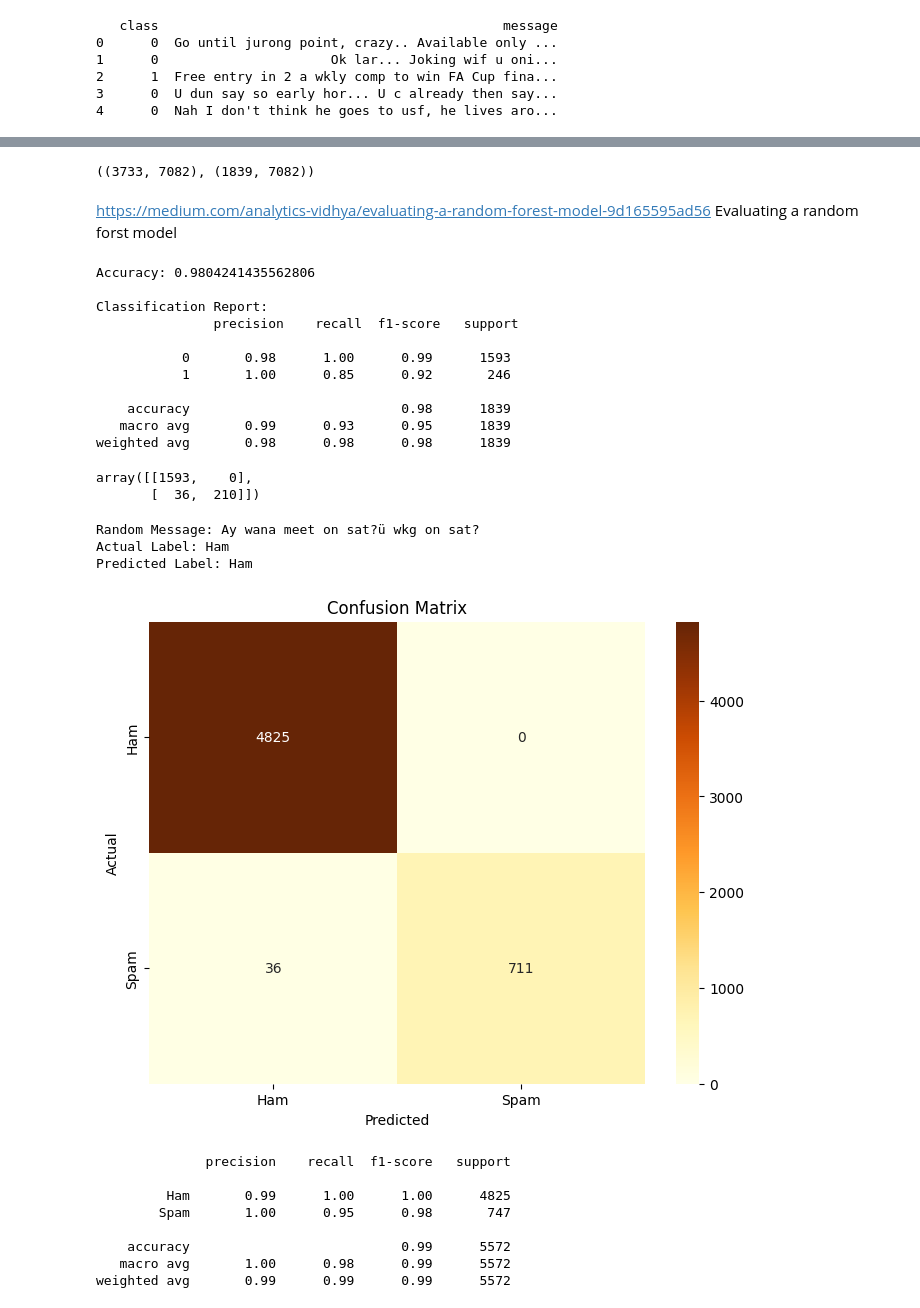
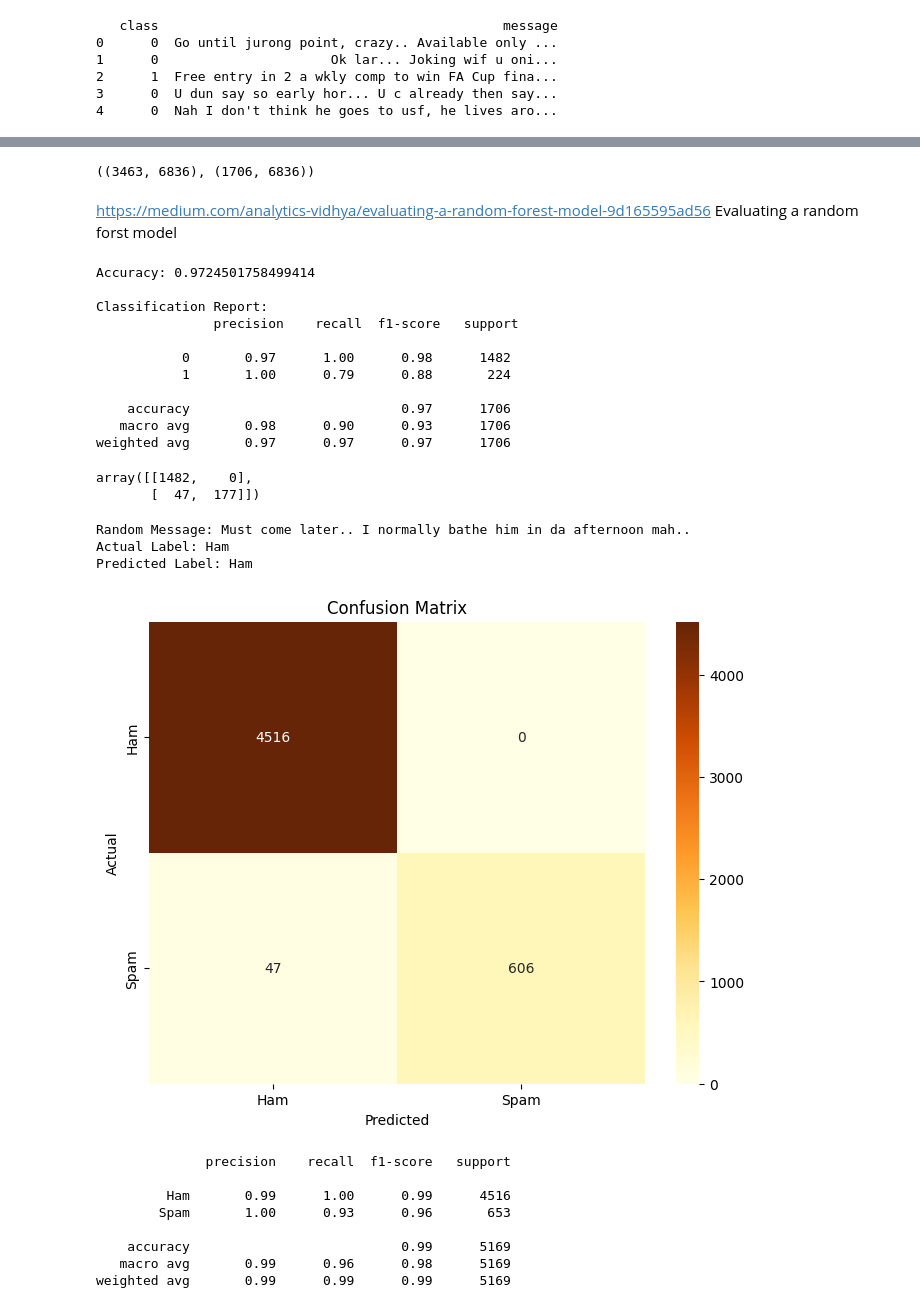
Before and after one commit to Lejseta/MirellaMLPortfolio.github.io, a Jupyter notebook: notebooks/Spam_vs_Not_Spam_Random_Forest.ipynb, the cells around one changed output, grey strips where cells are left out. Cells and saved outputs as stored; diff of their text form; code cells hidden in the pictures.

```diff
--- a/notebooks/Spam_vs_Not_Spam_Random_Forest.ipynb
+++ b/notebooks/Spam_vs_Not_Spam_Random_Forest.ipynb
@@ -70,0 +70,16 @@ plt.show()
+# %%
+print("Counts of spam and ham before removing duplicates:")
+print(df['class'].value_counts())
+
+duplicates = df[df.duplicated()]
+print(f"\nNumber of duplicate rows: {duplicates.shape[0]}")
+if not duplicates.empty:
+    print("Duplicate rows:")
+    print(duplicates)
+
+print(f'\nShape of Dataset before drop duplicated Row is: {df.shape}')
+df = df.drop_duplicates()
+print(f'Shape of Dataset After Drop Duplicated Row is: {df.shape}')
+
+print("\nCounts of spam and ham after removing duplicates:")
+print(df['class'].value_counts())
@@ -94,7 +129,7 @@ X_test = vectorizer.transform(X_test)
 # shape of X and Y
 X_train.shape, X_test.shape
 # %% [output]
-((3733, 7082), (1839, 7082))
+((3463, 6836), (1706, 6836))
 # %% [markdown]
 https://medium.com/analytics-vidhya/evaluating-a-random-forest-model-9d165595ad56 Evaluating a random forst model
 # %%
@@ -108,22 +143,22 @@ y_pred = rf_clf.predict(X_test)
 print("Accuracy:", accuracy_score(y_test, y_pred))
 print("\nClassification Report:\n", classification_report(y_test, y_pred))
 # %% [output]
-Accuracy: 0.9804241435562806
+Accuracy: 0.9724501758499414
 
 Classification Report:
                precision    recall  f1-score   support
 
-           0       0.98      1.00      0.99      1593
-           1       1.00      0.85      0.92       246
+           0       0.97      1.00      0.98      1482
+           1       1.00      0.79      0.88       224
 
-    accuracy                           0.98      1839
-   macro avg       0.99      0.93      0.95      1839
-weighted avg       0.98      0.98      0.98      1839
+    accuracy                           0.97      1706
+   macro avg       0.98      0.90      0.93      1706
+weighted avg       0.97      0.97      0.97      1706
 # %%
 confusion_matrix(y_test, y_pred)
 # %% [output]
-array([[1593,    0],
-       [  36,  210]])
+array([[1482,    0],
+       [  47,  177]])
 # %%
 #testing
 import random
@@ -141,36 +176,38 @@ print("Random Message:", random_message)
 print("Actual Label:", "Spam" if actual_label == 1 else "Ham")
 print("Predicted Label:", "Spam" if predicted_label[0] == 1 else "Ham")
 # %% [output]
-Random Message: Ay wana meet on sat?ü wkg on sat?
+Random Message: Must come later.. I normally bathe him in da afternoon mah..
 Actual Label: Ham
 Predicted Label: Ham
 # %%
 from sklearn.metrics import confusion_matrix, classification_report
 import seaborn as sns
 import matplotlib.pyplot as plt
 
 X_test = df[['message']]
 y_test = df['class']
 
 y_pred = rf_clf.predict(vectorizer.transform(X_test['message']))
 
 cm = confusion_matrix(y_test, y_pred)
 
 plt.figure(figsize=(8, 6))
 sns.heatmap(cm, annot=True, fmt='d', cmap='YlOrBr', xticklabels=['Ham', 'Spam'], yticklabels=['Ham', 'Spam'])
 plt.ylabel('Actual')
 plt.xlabel('Predicted')
 plt.title('Confusion Matrix')
 plt.show()
 
+accuracy = accuracy_score(y_test, y_pred)
+
 print(classification_report(y_test, y_pred, target_names=['Ham', 'Spam']))
 # %% [output]
-[figure, old version]
+[figure, new version]
               precision    recall  f1-score   support
 
-         Ham       0.99      1.00      1.00      4825
-        Spam       1.00      0.95      0.98       747
+         Ham       0.99      1.00      0.99      4516
+        Spam       1.00      0.93      0.96       653
 
-    accuracy                           0.99      5572
-   macro avg       1.00      0.98      0.99      5572
-weighted avg       0.99      0.99      0.99      5572
+    accuracy                           0.99      5169
+   macro avg       0.99      0.96      0.98      5169
+weighted avg       0.99      0.99      0.99      5169
```
Also changed, not shown: parts of 4 cells of this notebook, 4 other files.
